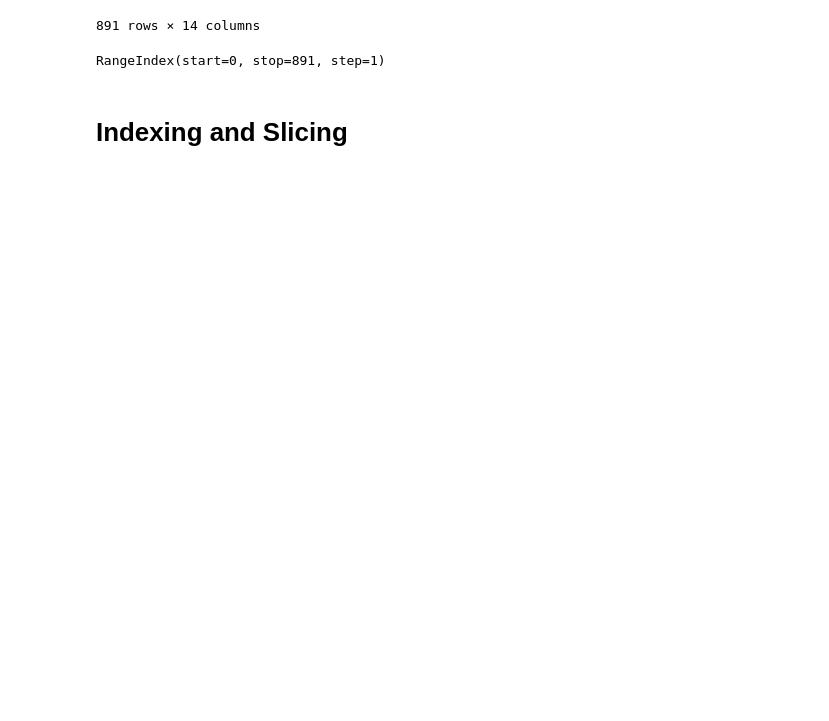
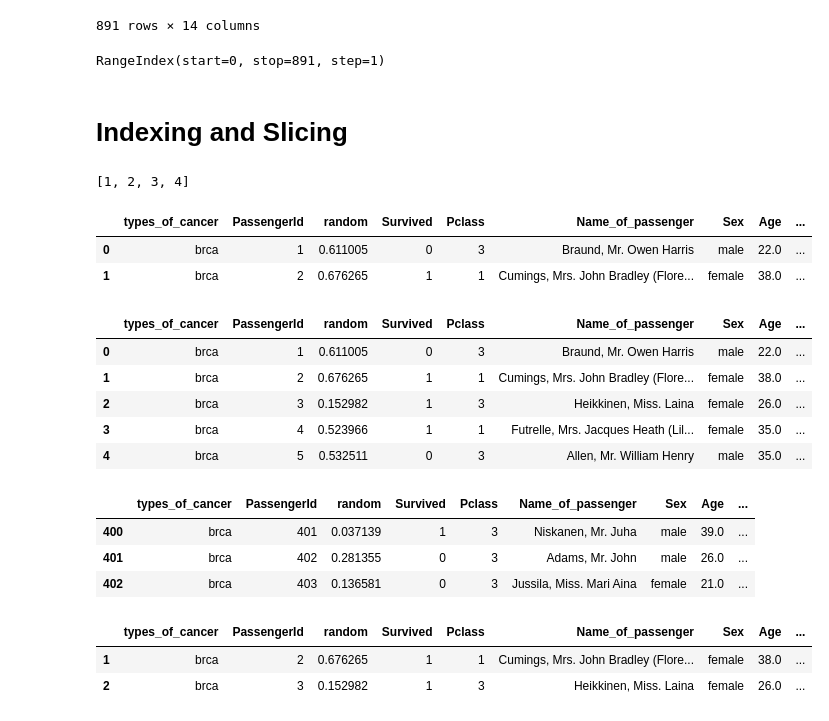
Before and after one commit to NikitaaArora/Ineuron, a Jupyter notebook: Python/Libraries/PANDAS/pandas_class_1.ipynb, the cells around one changed output. Drawn from its saved outputs; the diff is of its cells as text; code cells hidden in the pictures; blank space fills up the shorter version.

```diff
--- a/Python/Libraries/PANDAS/pandas_class_1.ipynb
+++ b/Python/Libraries/PANDAS/pandas_class_1.ipynb
@@ -627,0 +630,33 @@ RangeIndex(start=0, stop=891, step=1)
+# %%
+l1[0:5]
+# %% [output]
+[1, 2, 3, 4]
+# %%
+titanic.head(2)
+# %% [output]
+|  | types_of_cancer | PassengerId | random | Survived | Pclass | Name_of_passenger | Sex | Age | ... |
+| 0 | brca | 1 | 0.611005 | 0 | 3 | Braund, Mr. Owen Harris | male | 22.0 | ... |
+| 1 | brca | 2 | 0.676265 | 1 | 1 | Cumings, Mrs. John Bradley (Flore... | female | 38.0 | ... |
+# %%
+#slice with re to rows
+titanic[0:5] #gives the first 5 rows
+# %% [output]
+|  | types_of_cancer | PassengerId | random | Survived | Pclass | Name_of_passenger | Sex | Age | ... |
+| 0 | brca | 1 | 0.611005 | 0 | 3 | Braund, Mr. Owen Harris | male | 22.0 | ... |
+| 1 | brca | 2 | 0.676265 | 1 | 1 | Cumings, Mrs. John Bradley (Flore... | female | 38.0 | ... |
+| 2 | brca | 3 | 0.152982 | 1 | 3 | Heikkinen, Miss. Laina | female | 26.0 | ... |
+| 3 | brca | 4 | 0.523966 | 1 | 1 | Futrelle, Mrs. Jacques Heath (Lil... | female | 35.0 | ... |
+| 4 | brca | 5 | 0.532511 | 0 | 3 | Allen, Mr. William Henry | male | 35.0 | ... |
+# %%
+titanic[400:403] #start at 400 , stop at 402
+# %% [output]
+|  | types_of_cancer | PassengerId | random | Survived | Pclass | Name_of_passenger | Sex | Age | ... |
+| 400 | brca | 401 | 0.037139 | 1 | 3 | Niskanen, Mr. Juha | male | 39.0 | ... |
+| 401 | brca | 402 | 0.281355 | 0 | 3 | Adams, Mr. John | male | 26.0 | ... |
+| 402 | brca | 403 | 0.136581 | 0 | 3 | Jussila, Miss. Mari Aina | female | 21.0 | ... |
+# %%
+titanic[1:11][0:2] #nexted slicing this is across only rows
+# %% [output]
+|  | types_of_cancer | PassengerId | random | Survived | Pclass | Name_of_passenger | Sex | Age | ... |
+| 1 | brca | 2 | 0.676265 | 1 | 1 | Cumings, Mrs. John Bradley (Flore... | female | 38.0 | ... |
+| 2 | brca | 3 | 0.152982 | 1 | 3 | Heikkinen, Miss. Laina | female | 26.0 | ... |
```
Also changed, not shown: parts of 6 cells of this notebook.
